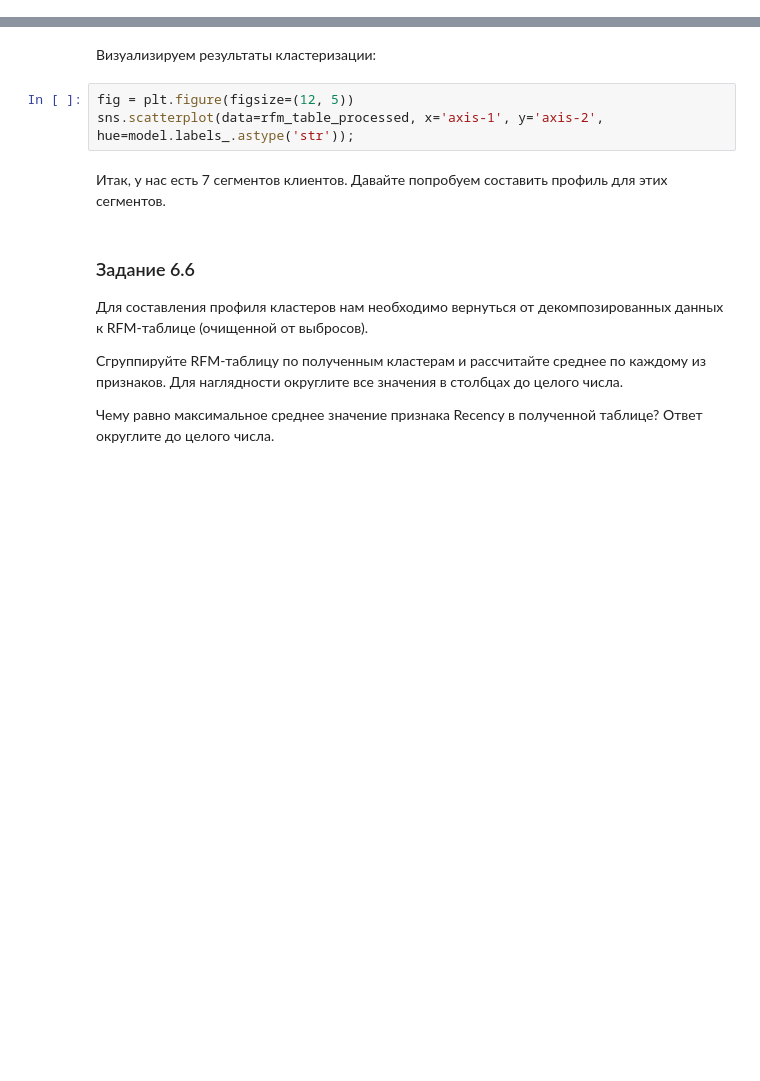
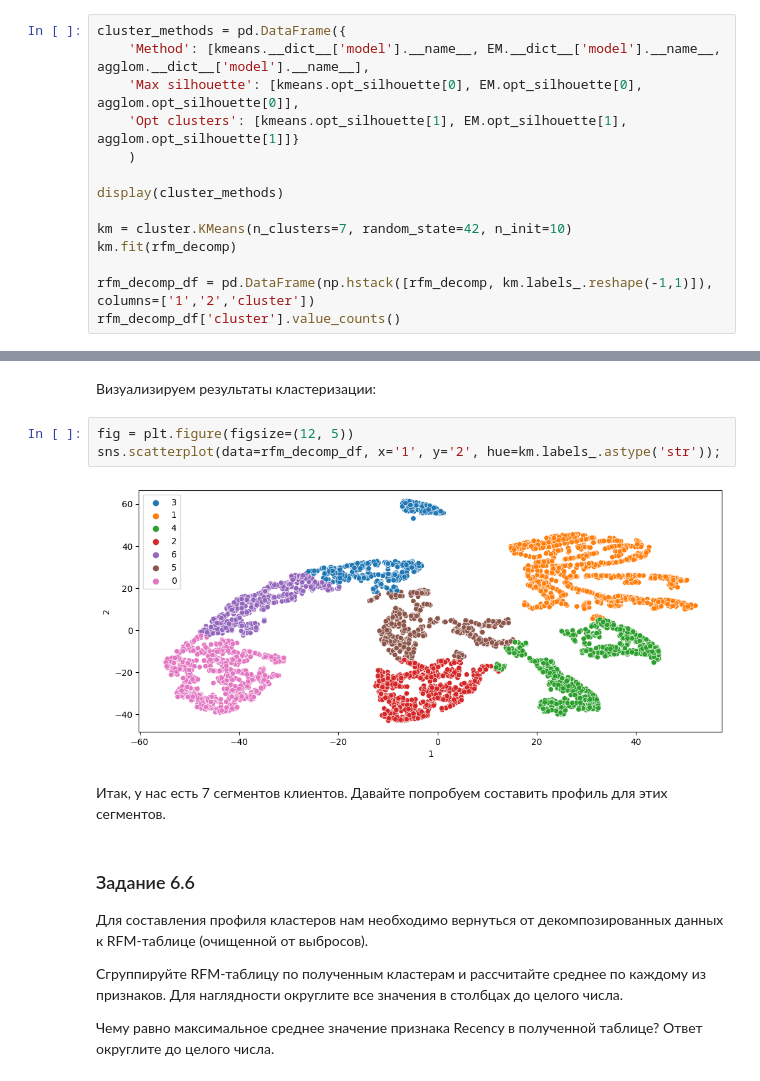
Before and after one commit to ssiarhei115/Shop-customers-segmentation, a Jupyter notebook: code.ipynb, the cells around one changed output, grey strips where cells are left out. Saved outputs shown, nothing was run; the diff lists cells and outputs as text; blank space fills up the shorter version.

```diff
--- a/code.ipynb
+++ b/code.ipynb
@@ -997,3 +1035,17 @@ sns.scatterplot(data=rfm_decomp, x=rfm_decomp[:,0], y=rfm_decomp[:,1]);
 
 2) Обучите лучшую модель с подобранным ранее количеством кластеров на декомпозированных данных.
 Сколько клиентов попало в самый большой кластер?
+# %%
+cluster_methods = pd.DataFrame({
+    'Method': [kmeans.__dict__['model'].__name__, EM.__dict__['model'].__name__, agglom.__dict__['model'].__name__],
+    'Max silhouette': [kmeans.opt_silhouette[0], EM.opt_silhouette[0], agglom.opt_silhouette[0]],
+    'Opt clusters': [kmeans.opt_silhouette[1], EM.opt_silhouette[1], agglom.opt_silhouette[1]]}
+    )
+
+display(cluster_methods)
+
+km = cluster.KMeans(n_clusters=7, random_state=42, n_init=10)
+km.fit(rfm_decomp)
+
+rfm_decomp_df = pd.DataFrame(np.hstack([rfm_decomp, km.labels_.reshape(-1,1)]), columns=['1','2','cluster'])
+rfm_decomp_df['cluster'].value_counts()
@@ -1001,7 +1067,9 @@ sns.scatterplot(data=rfm_decomp, x=rfm_decomp[:,0], y=rfm_decomp[:,1]);
 Визуализируем результаты кластеризации:
 # %%
 fig = plt.figure(figsize=(12, 5))
-sns.scatterplot(data=rfm_table_processed, x='axis-1', y='axis-2', hue=model.labels_.astype('str'));
+sns.scatterplot(data=rfm_decomp_df, x='1', y='2', hue=km.labels_.astype('str'));
+# %% [output]
+[figure, added]
 # %% [markdown]
 
 Итак, у нас есть 7 сегментов клиентов. Давайте попробуем составить профиль для этих сегментов.
```
Also changed, not shown: parts of 8 cells of this notebook.
